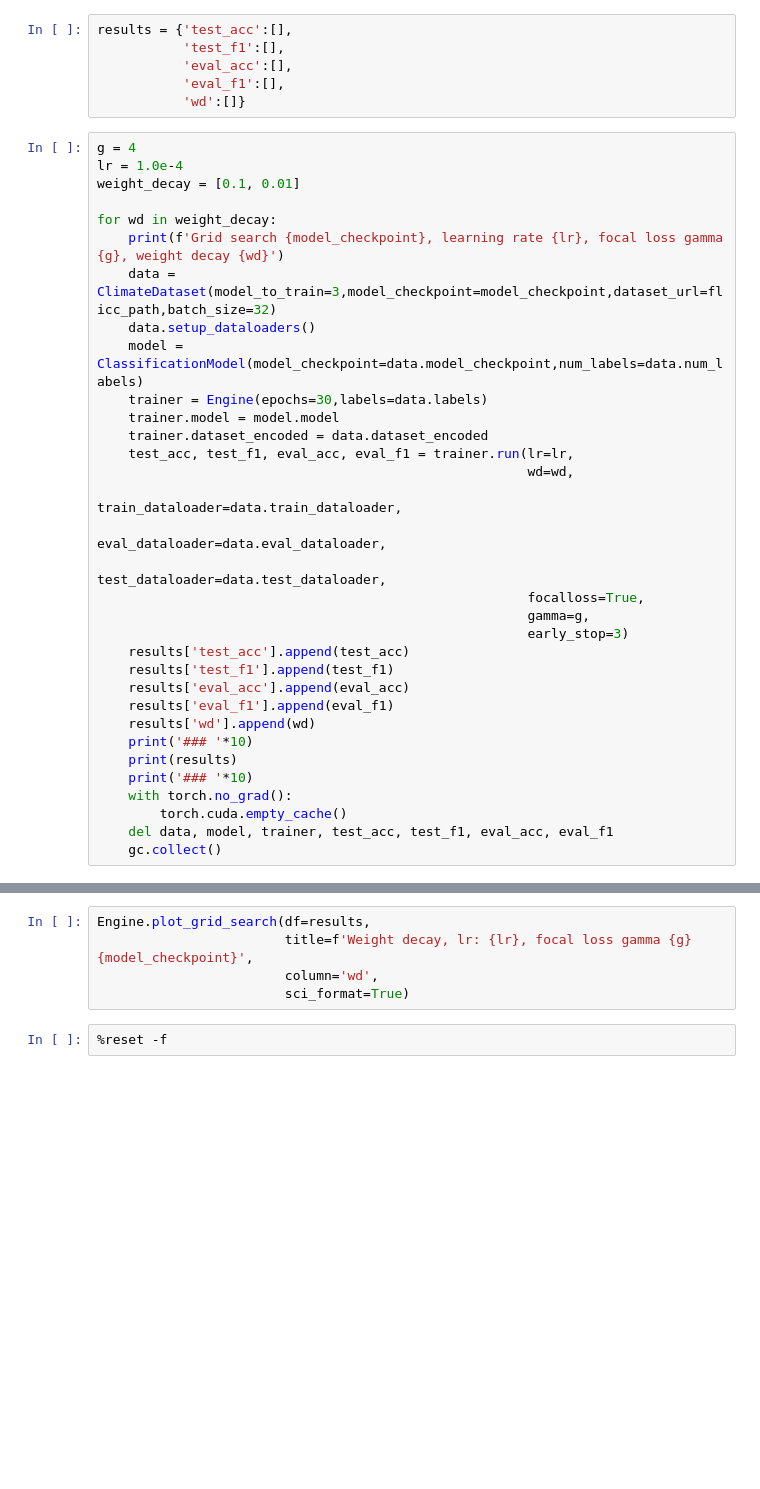
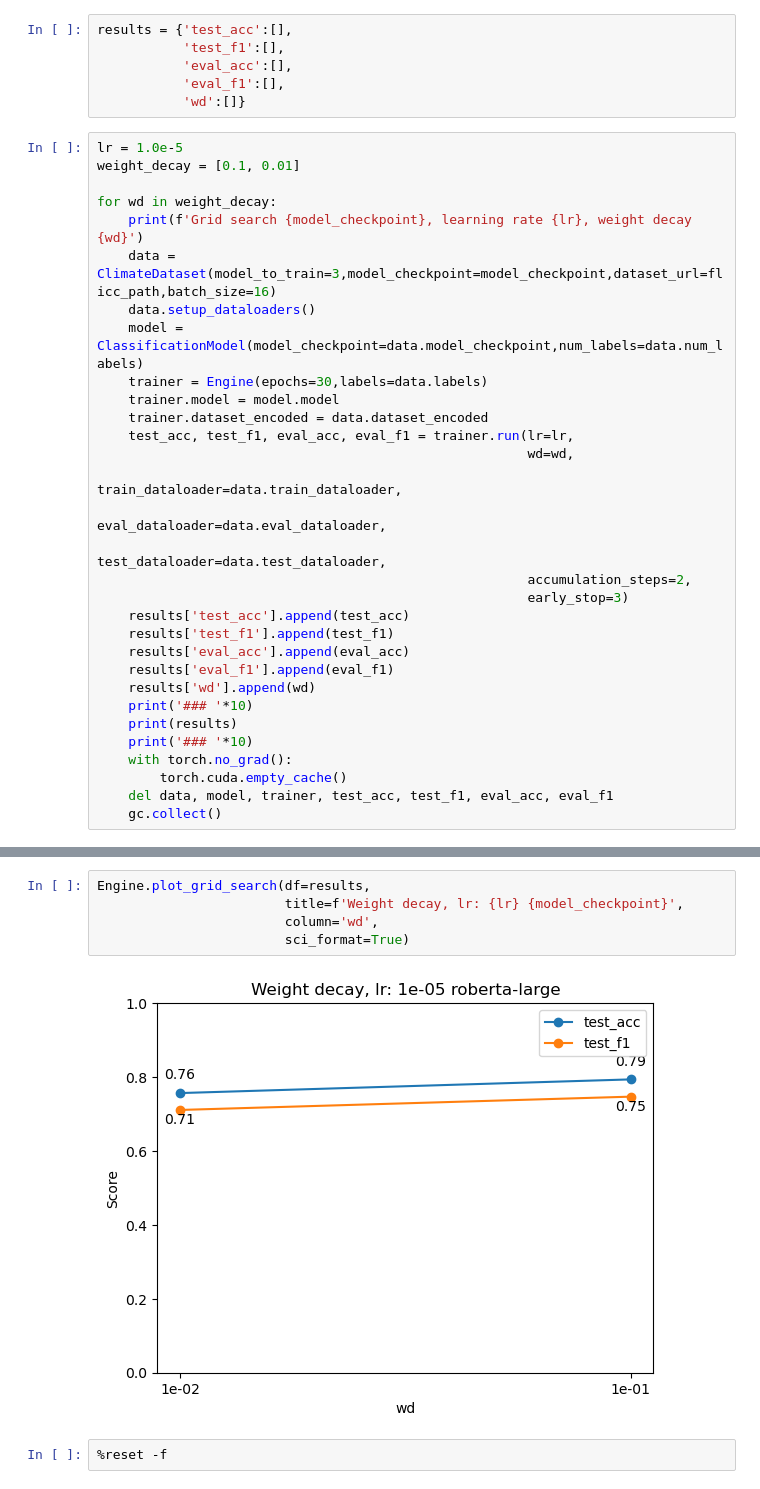
Before and after one commit to fzanart/FLICC, a Jupyter notebook: grid_search/model3/weight_decay/12_RoBERTa_wd.ipynb, the cells around one changed output, grey strips where cells are left out. Drawn from its saved outputs; the diff is of its cells as text; blank space fills up the shorter version.

```diff
--- a/grid_search/model3/weight_decay/12_RoBERTa_wd.ipynb
+++ b/grid_search/model3/weight_decay/12_RoBERTa_wd.ipynb
@@ -18,13 +18,12 @@ results = {'test_acc':[],
            'eval_f1':[],
            'wd':[]}
 # %%
-g = 4
-lr = 1.0e-4
+lr = 1.0e-5
 weight_decay = [0.1, 0.01]
 
 for wd in weight_decay:
-    print(f'Grid search {model_checkpoint}, learning rate {lr}, focal loss gamma {g}, weight decay {wd}')
-    data = ClimateDataset(model_to_train=3,model_checkpoint=model_checkpoint,dataset_url=flicc_path,batch_size=32)
+    print(f'Grid search {model_checkpoint}, learning rate {lr}, weight decay {wd}')
+    data = ClimateDataset(model_to_train=3,model_checkpoint=model_checkpoint,dataset_url=flicc_path,batch_size=16)
     data.setup_dataloaders()
     model = ClassificationModel(model_checkpoint=data.model_checkpoint,num_labels=data.num_labels)
     trainer = Engine(epochs=30,labels=data.labels)
@@ -35,8 +34,7 @@ for wd in weight_decay:
                                                        train_dataloader=data.train_dataloader,
                                                        eval_dataloader=data.eval_dataloader,
                                                        test_dataloader=data.test_dataloader,
-                                                       focalloss=True,
-                                                       gamma=g,
+                                                       accumulation_steps=2,
                                                        early_stop=3)
     results['test_acc'].append(test_acc)
     results['test_f1'].append(test_f1)
@@ -53,7 +93,9 @@ for wd in weight_decay:
 # %%
 Engine.plot_grid_search(df=results,
-                        title=f'Weight decay, lr: {lr}, focal loss gamma {g} {model_checkpoint}',
+                        title=f'Weight decay, lr: {lr} {model_checkpoint}',
                         column='wd',
                         sci_format=True)
+# %% [output]
+[figure, added]
 # %%
 %reset -f
```
Also changed, not shown: parts of 1 cell of this notebook, 7 other files.
